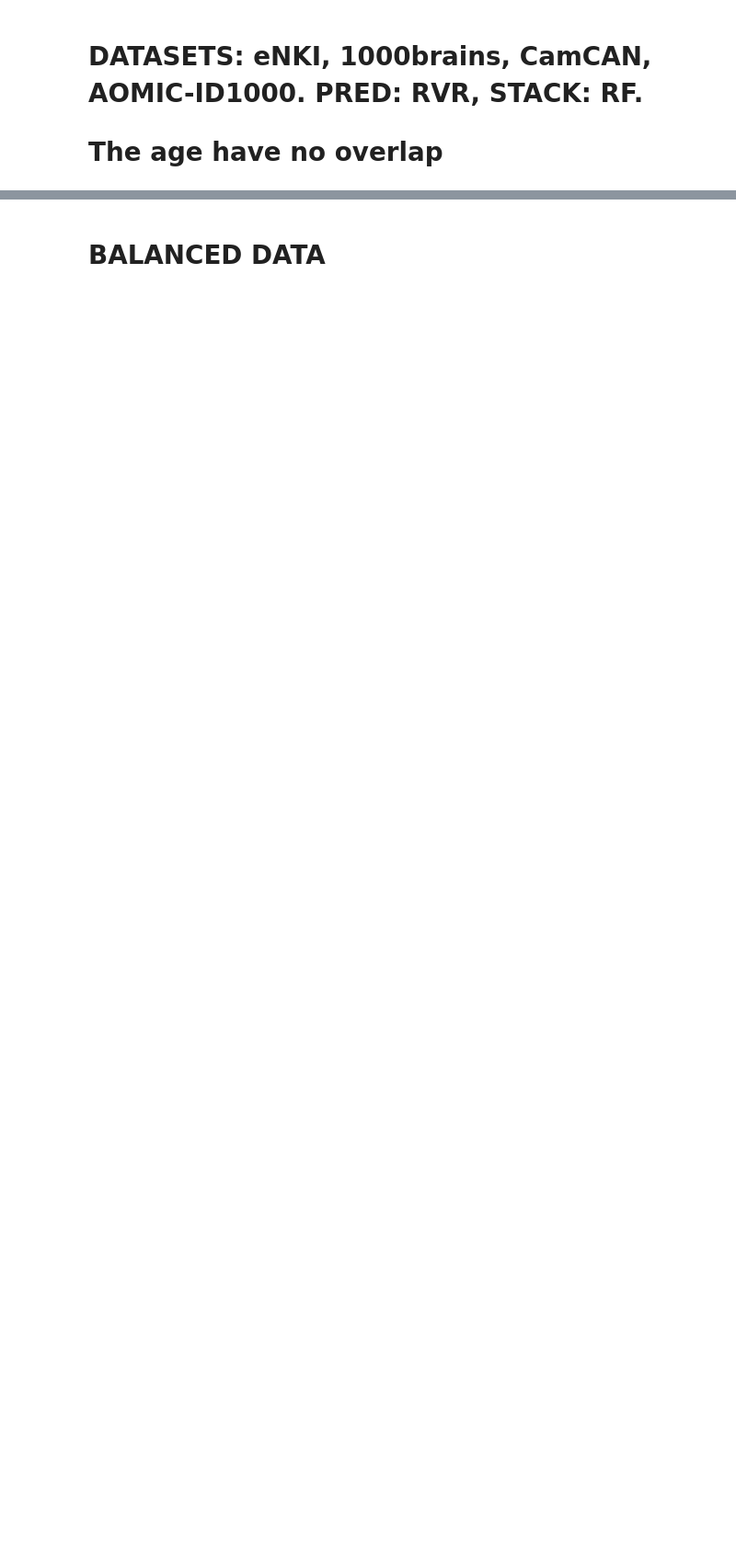
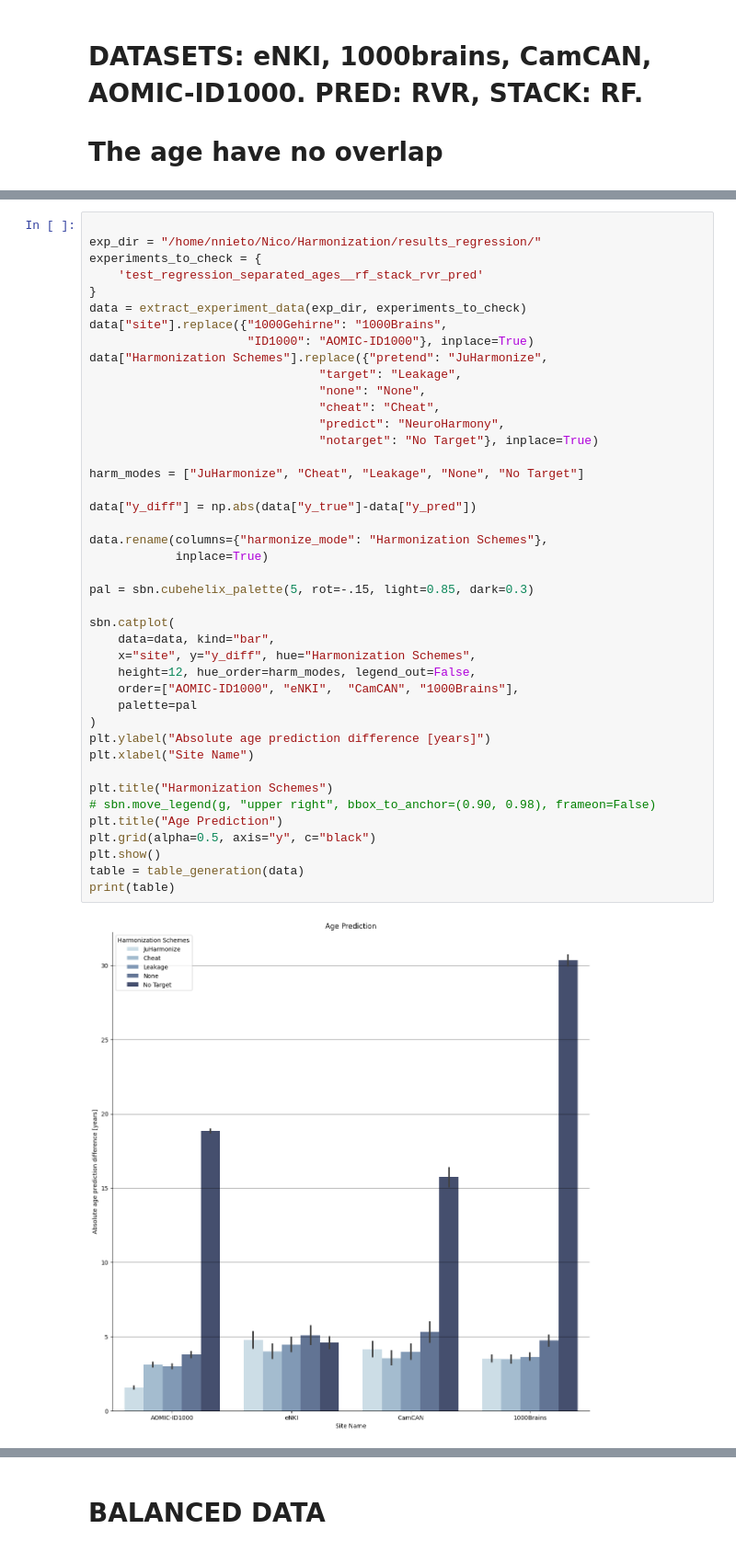
Before and after one commit to juaml/harmonize_project, a Jupyter notebook: 3_check_results/regression_plots.ipynb, the cells around one changed output, grey strips where cells are left out. Shown at 92% size. Drawn from its saved outputs; the diff is of its cells as text; blank space fills up the shorter version.

```diff
--- a/3_check_results/regression_plots.ipynb
+++ b/3_check_results/regression_plots.ipynb
@@ -176,3 +178,47 @@ Leakage      -0.133907  0.959552   3.424680
 NeuroHarmony -0.897801  0.742593   9.539188
 No Target    -0.998806  0.003109  20.081712
 None         -0.213803  0.933309   4.331851
+# %%
+
+exp_dir = "/home/nnieto/Nico/Harmonization/results_regression/"
+experiments_to_check = {
+    'test_regression_separated_ages__rf_stack_rvr_pred'
+}
+data = extract_experiment_data(exp_dir, experiments_to_check)
+data["site"].replace({"1000Gehirne": "1000Brains",
+                      "ID1000": "AOMIC-ID1000"}, inplace=True)
+data["Harmonization Schemes"].replace({"pretend": "JuHarmonize",
+                                "target": "Leakage",
+                                "none": "None",
+                                "cheat": "Cheat",
+                                "predict": "NeuroHarmony",
+                                "notarget": "No Target"}, inplace=True)
+
+harm_modes = ["JuHarmonize", "Cheat", "Leakage", "None", "No Target"]
+
+data["y_diff"] = np.abs(data["y_true"]-data["y_pred"])
+
+data.rename(columns={"harmonize_mode": "Harmonization Schemes"},
+            inplace=True)
+
+pal = sbn.cubehelix_palette(5, rot=-.15, light=0.85, dark=0.3)
+
+sbn.catplot(
+    data=data, kind="bar",
+    x="site", y="y_diff", hue="Harmonization Schemes",
+    height=12, hue_order=harm_modes, legend_out=False,
+    order=["AOMIC-ID1000", "eNKI",  "CamCAN", "1000Brains"],
+    palette=pal
+)
+plt.ylabel("Absolute age prediction difference [years]")
+plt.xlabel("Site Name")
+
+plt.title("Harmonization Schemes")
+# sbn.move_legend(g, "upper right", bbox_to_anchor=(0.90, 0.98), frameon=False)
+plt.title("Age Prediction")
+plt.grid(alpha=0.5, axis="y", c="black")
+plt.show()
+table = table_generation(data)
+print(table)
+# %% [output]
+[figure, added]
```
Also changed, not shown: parts of 4 cells of this notebook, 4 other files.
